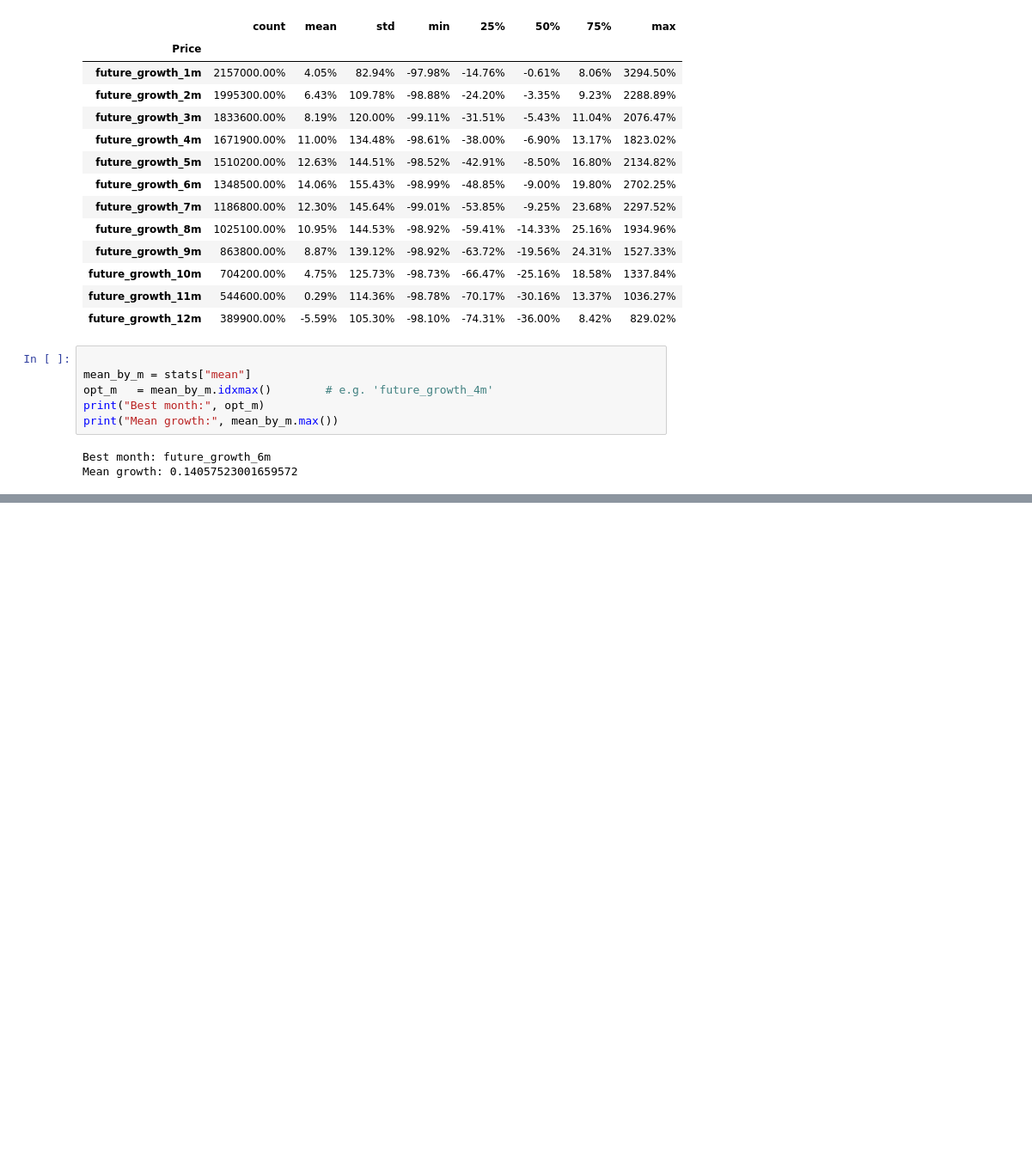
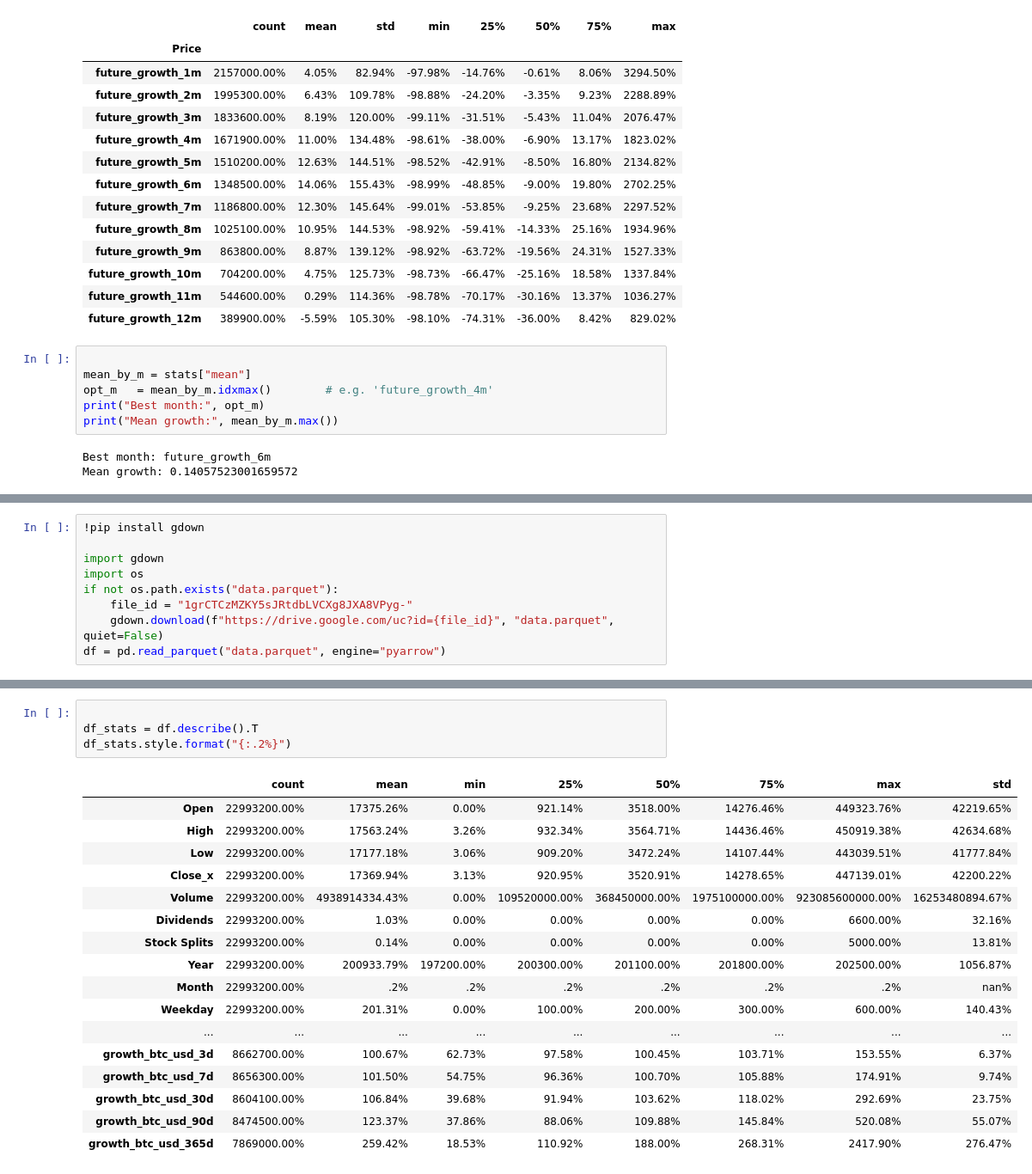
Before and after one commit to ceccode/stock-markets-analytics-zoomcamp, a Jupyter notebook: 02-dataframe-analysis/homework-solutions/hw2-dataframe-analysis.ipynb, the cells around one changed output, grey strips where cells are left out. Shown: that part at 86% size. Saved outputs shown, nothing was run; the diff lists cells and outputs as text; blank space fills up the shorter version.

```diff
--- a/02-dataframe-analysis/homework-solutions/hw2-dataframe-analysis.ipynb
+++ b/02-dataframe-analysis/homework-solutions/hw2-dataframe-analysis.ipynb
@@ -506,0 +512,9 @@ Mean growth: 0.14057523001659572
+# %%
+!pip install gdown
+
+import gdown
+import os
+if not os.path.exists("data.parquet"):
+    file_id = "1grCTCzMZKY5sJRtdbLVCXg8JXA8VPyg-"
+    gdown.download(f"https://drive.google.com/uc?id={file_id}", "data.parquet", quiet=False)
+df = pd.read_parquet("data.parquet", engine="pyarrow")
@@ -506,0 +558,22 @@ Mean growth: 0.14057523001659572
+# %%
+
+df_stats = df.describe().T
+df_stats.style.format("{:.2%}")
+# %% [output]
+|  | count | mean | min | 25% | 50% | 75% | max | std |
+| Open | 22993200.00% | 17375.26% | 0.00% | 921.14% | 3518.00% | 14276.46% | 449323.76% | 42219.65% |
+| High | 22993200.00% | 17563.24% | 3.26% | 932.34% | 3564.71% | 14436.46% | 450919.38% | 42634.68% |
+| Low | 22993200.00% | 17177.18% | 3.06% | 909.20% | 3472.24% | 14107.44% | 443039.51% | 41777.84% |
+| Close_x | 22993200.00% | 17369.94% | 3.13% | 920.95% | 3520.91% | 14278.65% | 447139.01% | 42200.22% |
+| Volume | 22993200.00% | 4938914334.43% | 0.00% | 109520000.00% | 368450000.00% | 1975100000.00% | 923085600000.00% | 16253480894.67% |
+| Dividends | 22993200.00% | 1.03% | 0.00% | 0.00% | 0.00% | 0.00% | 6600.00% | 32.16% |
+| Stock Splits | 22993200.00% | 0.14% | 0.00% | 0.00% | 0.00% | 0.00% | 5000.00% | 13.81% |
+| Year | 22993200.00% | 200933.79% | 197200.00% | 200300.00% | 201100.00% | 201800.00% | 202500.00% | 1056.87% |
+| Month | 22993200.00% | .2% | .2% | .2% | .2% | .2% | .2% | nan% |
+| Weekday | 22993200.00% | 201.31% | 0.00% | 100.00% | 200.00% | 300.00% | 600.00% | 140.43% |
+| ... | ... | ... | ... | ... | ... | ... | ... | ... |
+| growth_btc_usd_3d | 8662700.00% | 100.67% | 62.73% | 97.58% | 100.45% | 103.71% | 153.55% | 6.37% |
+| growth_btc_usd_7d | 8656300.00% | 101.50% | 54.75% | 96.36% | 100.70% | 105.88% | 174.91% | 9.74% |
+| growth_btc_usd_30d | 8604100.00% | 106.84% | 39.68% | 91.94% | 103.62% | 118.02% | 292.69% | 23.75% |
+| growth_btc_usd_90d | 8474500.00% | 123.37% | 37.86% | 88.06% | 109.88% | 145.84% | 520.08% | 55.07% |
+| growth_btc_usd_365d | 7869000.00% | 259.42% | 18.53% | 110.92% | 188.00% | 268.31% | 2417.90% | 276.47% |
```
Also changed, not shown: parts of 4 cells of this notebook, 1 other file.
